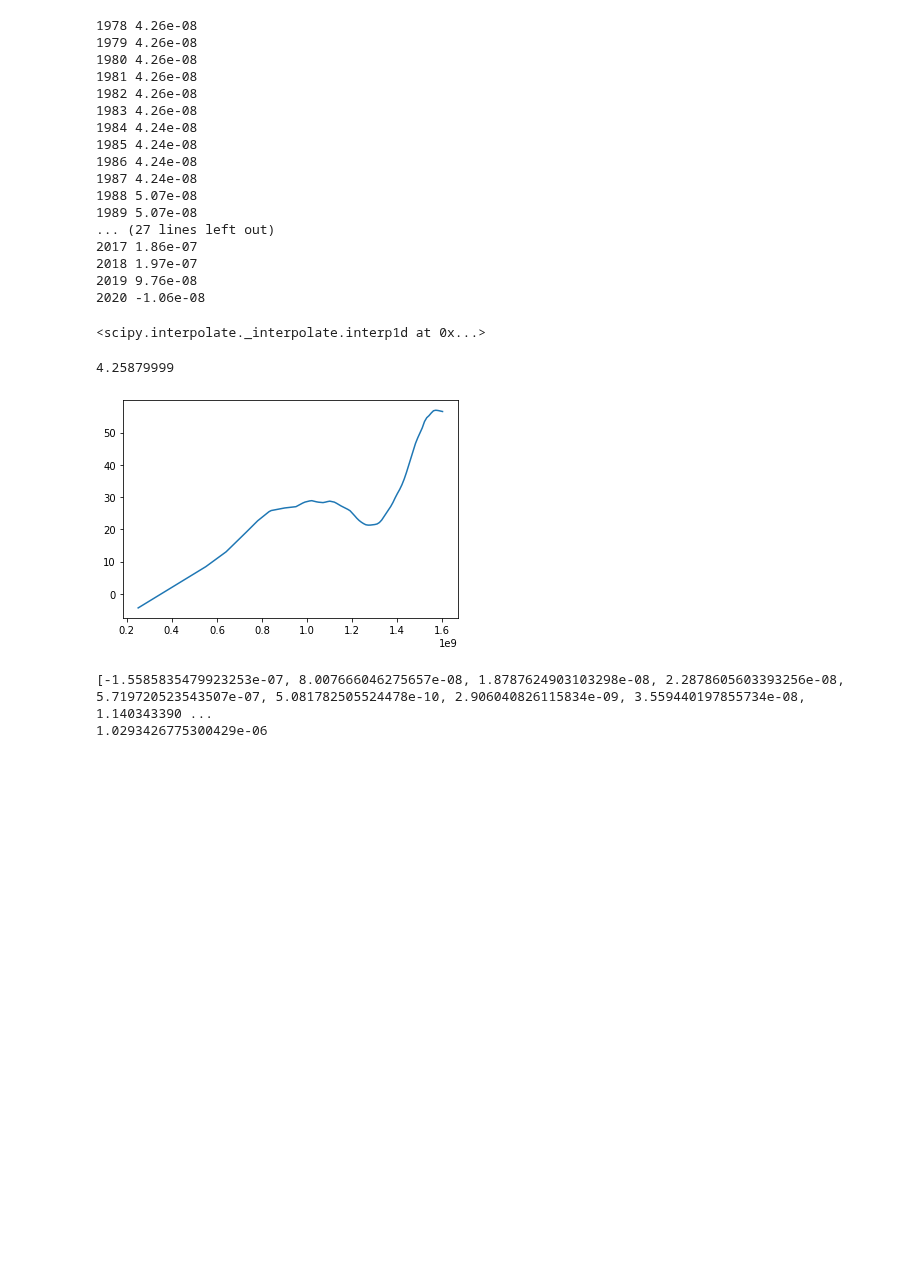
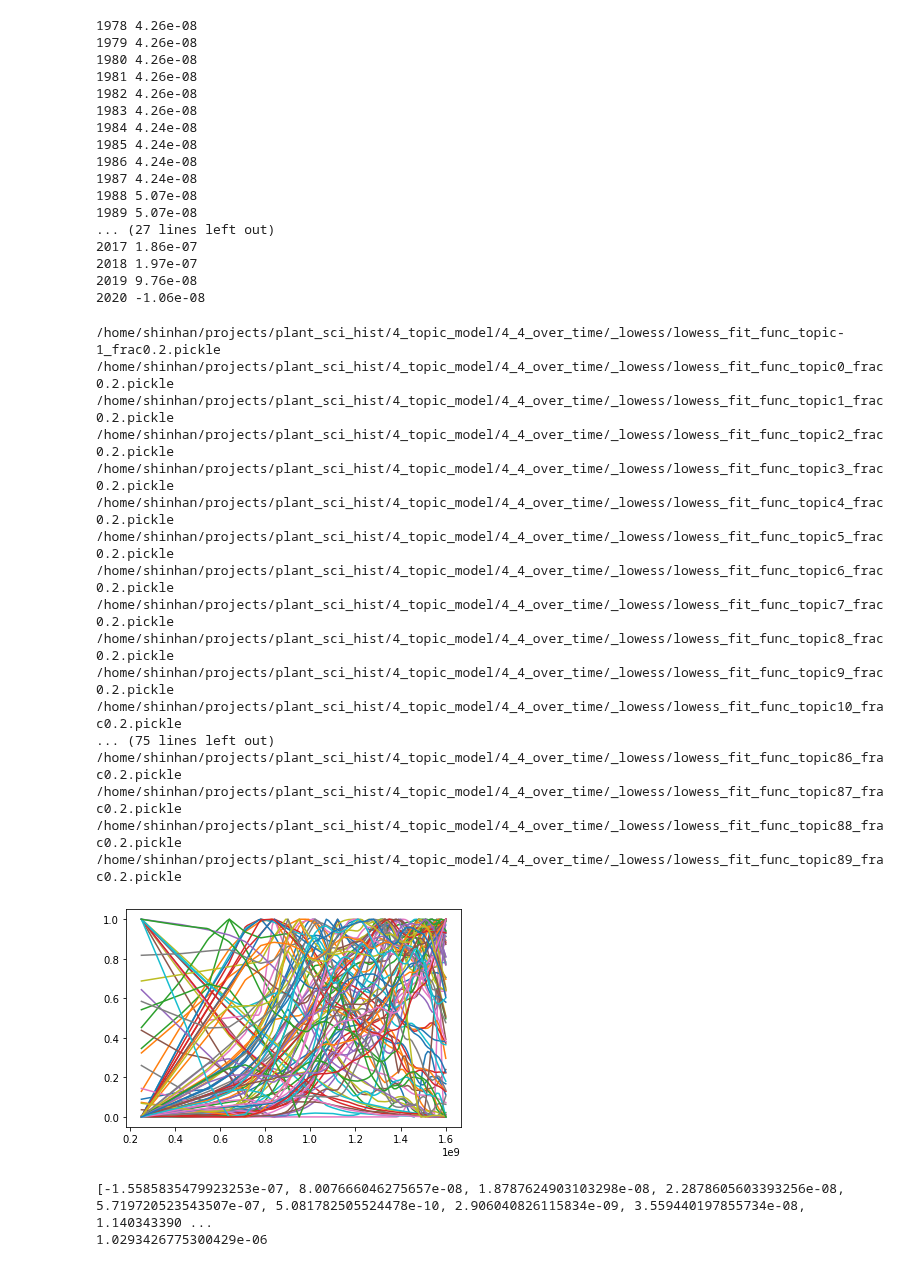
Before and after one commit to ShiuLab/plant_sci_hist, a Jupyter notebook: 9_wrap_up/script_9_wrap_up.ipynb, the cells around one changed output. Cells and saved outputs as stored; diff of their text form; code cells hidden in the pictures; blank space fills up the shorter version.

```diff
--- a/9_wrap_up/script_9_wrap_up.ipynb
+++ b/9_wrap_up/script_9_wrap_up.ipynb
@@ -459,7 +493,3 @@ def get_file(toc, frac):
-# %%
-fit_pkl = get_file(40, 0.2)
-with open(fit_pkl, 'rb') as f:
-  lowess_fit = pickle.load(f)
 # %%
 # Start from 1978 to 2020, do it every year
 for yr in range(1978, 2021):
@@ -485,23 +515,46 @@ for yr in range(1978, 2021):
 2018 1.97e-07
 2019 9.76e-08
 2020 -1.06e-08
-# %%
-lowess_fit
-# %% [output]
-<scipy.interpolate._interpolate.interp1d at 0x...>
-# %%
-ts_list[1]/1e8
-# %% [output]
-4.25879999
-# %%
-def plot_fit(lowess_fit, ts_list):
-  x = np.arange(ts_list[0], ts_list[-1], 1e7)
-  y = lowess_fit(x)
-  plt.plot(x, y, '-')
-# %%
-plot_fit(lowess_fit, ts_list)
-# %% [output]
-[figure, removed]
+# %%
+def plot_fit(toc, frac, lowess_fit, ts_list):
+  fit_pkl = ""
+  for pkl in lowess_pickles:
+    file = str(pkl).split("/")[-1]
+    if file.find(f"topic{toc}_frac{frac}") != -1:
+      fit_pkl = pkl
+      break
+
+  print(fit_pkl)
+  with open(fit_pkl, 'rb') as f:
+    lowess_fit = pickle.load(f)
+
+  x = np.arange(ts_list[0], ts_list[-1], 1e7)
+  y = lowess_fit(x)
+  y_min = y.min(); y_max = y.max()
+  y_norm = (y - y_min) / (y_max - y_min)
+  plt.plot(x, y_norm, '-')
+# %%
+for toc in topics:
+  plot_fit(toc, 0.2, lowess_fit, ts_list)
+# %% [output]
+/home/shinhan/projects/plant_sci_hist/4_topic_model/4_4_over_time/_lowess/lowess_fit_func_topic-1_frac0.2.pickle
+/home/shinhan/projects/plant_sci_hist/4_topic_model/4_4_over_time/_lowess/lowess_fit_func_topic0_frac0.2.pickle
+/home/shinhan/projects/plant_sci_hist/4_topic_model/4_4_over_time/_lowess/lowess_fit_func_topic1_frac0.2.pickle
+/home/shinhan/projects/plant_sci_hist/4_topic_model/4_4_over_time/_lowess/lowess_fit_func_topic2_frac0.2.pickle
+/home/shinhan/projects/plant_sci_hist/4_topic_model/4_4_over_time/_lowess/lowess_fit_func_topic3_frac0.2.pickle
+/home/shinhan/projects/plant_sci_hist/4_topic_model/4_4_over_time/_lowess/lowess_fit_func_topic4_frac0.2.pickle
+/home/shinhan/projects/plant_sci_hist/4_topic_model/4_4_over_time/_lowess/lowess_fit_func_topic5_frac0.2.pickle
+/home/shinhan/projects/plant_sci_hist/4_topic_model/4_4_over_time/_lowess/lowess_fit_func_topic6_frac0.2.pickle
+/home/shinhan/projects/plant_sci_hist/4_topic_model/4_4_over_time/_lowess/lowess_fit_func_topic7_frac0.2.pickle
+/home/shinhan/projects/plant_sci_hist/4_topic_model/4_4_over_time/_lowess/lowess_fit_func_topic8_frac0.2.pickle
+/home/shinhan/projects/plant_sci_hist/4_topic_model/4_4_over_time/_lowess/lowess_fit_func_topic9_frac0.2.pickle
+/home/shinhan/projects/plant_sci_hist/4_topic_model/4_4_over_time/_lowess/lowess_fit_func_topic10_frac0.2.pickle
+... (75 lines left out)
+/home/shinhan/projects/plant_sci_hist/4_topic_model/4_4_over_time/_lowess/lowess_fit_func_topic86_frac0.2.pickle
+/home/shinhan/projects/plant_sci_hist/4_topic_model/4_4_over_time/_lowess/lowess_fit_func_topic87_frac0.2.pickle
+/home/shinhan/projects/plant_sci_hist/4_topic_model/4_4_over_time/_lowess/lowess_fit_func_topic88_frac0.2.pickle
+/home/shinhan/projects/plant_sci_hist/4_topic_model/4_4_over_time/_lowess/lowess_fit_func_topic89_frac0.2.pickle
+[figure, added]
 # %%
 def get_slopes(fp, yr):
   slopes = []
```
Also changed, not shown: parts of 12 cells of this notebook.
